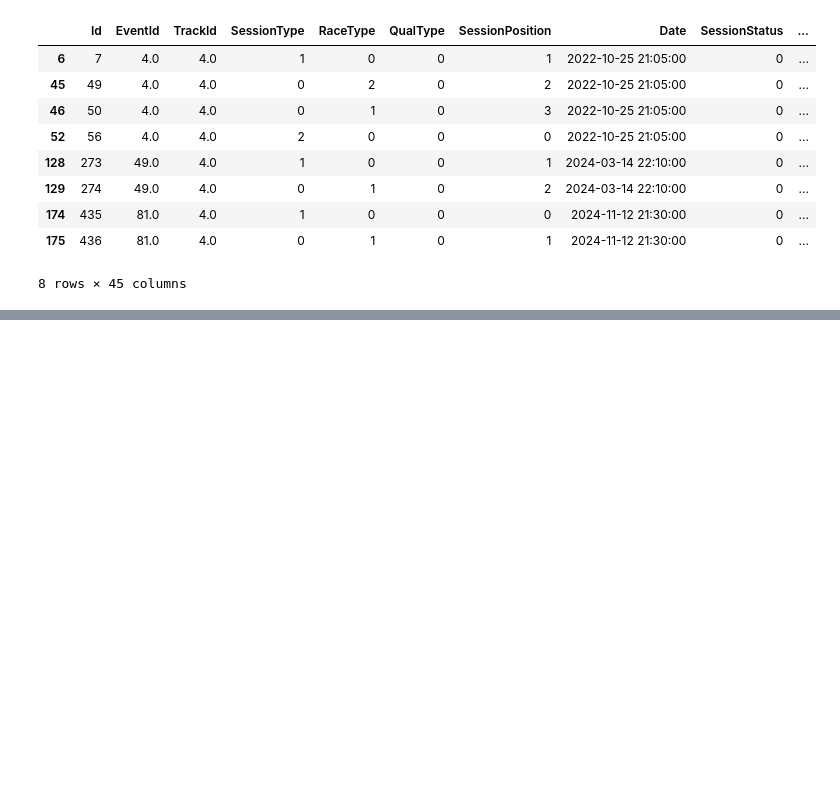
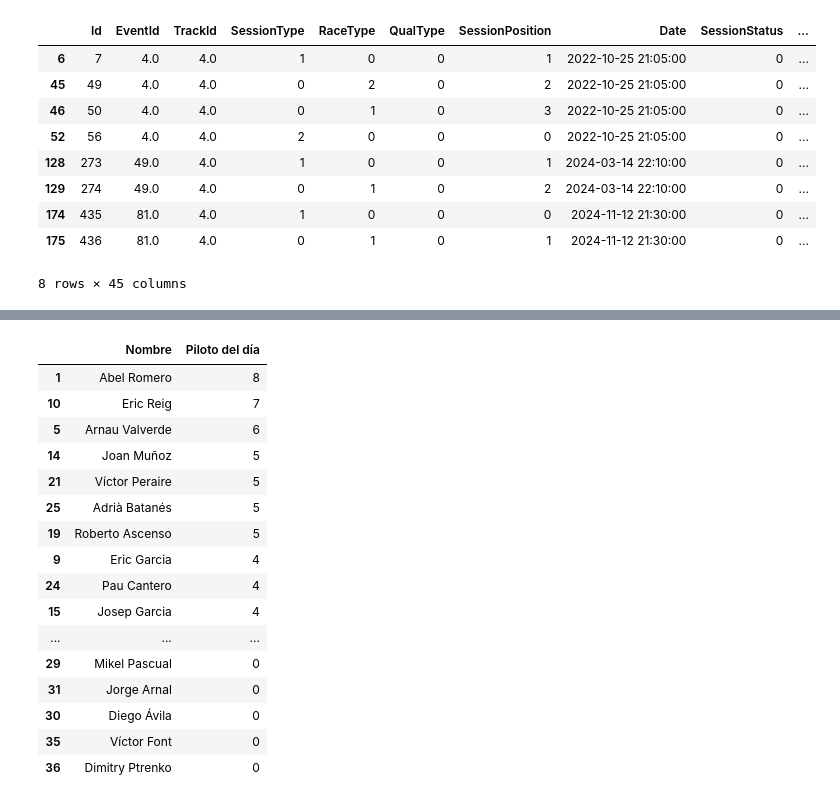
Before and after one commit to adriantorres7/FormulaSpain, a Jupyter notebook: notebooks/dataExploration.ipynb, the cells around one changed output, grey strips where cells are left out. Drawn from its saved outputs; the diff is of its cells as text; code cells hidden in the pictures; blank space fills up the shorter version.

```diff
--- a/notebooks/dataExploration.ipynb
+++ b/notebooks/dataExploration.ipynb
@@ -208,0 +451,20 @@ tracks
+# %%
+historicosDataFrameLimpio[['Nombre', 'Piloto del día']].sort_values(by = 'Piloto del día', ascending = False)
+# %% [output]
+|  | Nombre | Piloto del día |
+| 1 | Abel Romero | 8 |
+| 10 | Eric Reig | 7 |
+| 5 | Arnau Valverde | 6 |
+| 14 | Joan Muñoz | 5 |
+| 21 | Víctor Peraire | 5 |
+| 25 | Adrià Batanés | 5 |
+| 19 | Roberto Ascenso | 5 |
+| 9 | Eric Garcia | 4 |
+| 24 | Pau Cantero | 4 |
+| 15 | Josep Garcia | 4 |
+| ... | ... | ... |
+| 29 | Mikel Pascual | 0 |
+| 31 | Jorge Arnal | 0 |
+| 30 | Diego Ávila | 0 |
+| 35 | Víctor Font | 0 |
+| 36 | Dimitry Ptrenko | 0 |
```
Also changed, not shown: parts of 25 cells of this notebook, 1 other file.
